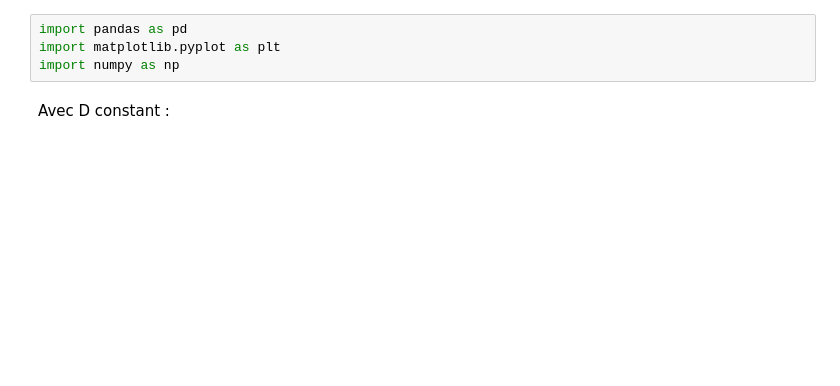
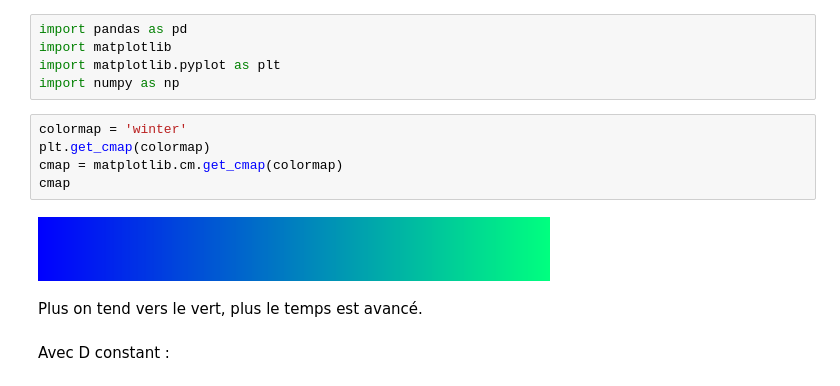
Before and after one commit to Pasagil/CPP, a Jupyter notebook: cpp-eval/plot.ipynb, the cells around one changed output. Cells and saved outputs as stored; diff of their text form; blank space fills up the shorter version.

```diff
--- a/cpp-eval/plot.ipynb
+++ b/cpp-eval/plot.ipynb
@@ -1,7 +1,17 @@
 # %%
 import pandas as pd
+import matplotlib
 import matplotlib.pyplot as plt
 import numpy as np
+# %%
+colormap = 'winter'
+plt.get_cmap(colormap)
+cmap = matplotlib.cm.get_cmap(colormap)
+cmap
+# %% [output]
+[figure, added]
+# %% [markdown]
+Plus on tend vers le vert, plus le temps est avancé.
 # %% [markdown]
 Avec D constant :
 # %%
```
Also changed, not shown: parts of 11 cells of this notebook.
